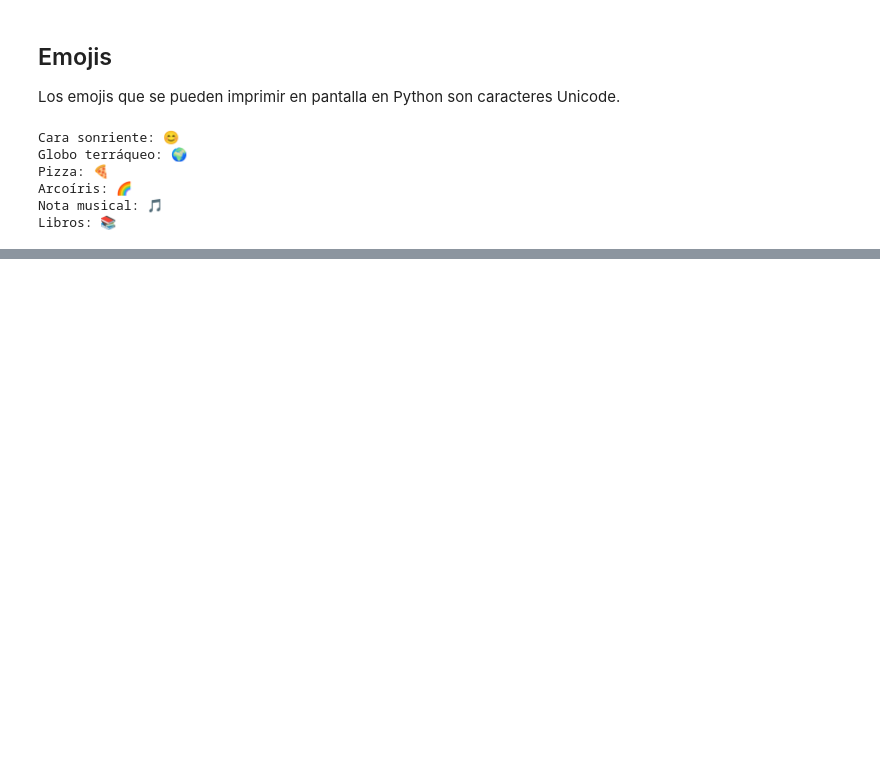
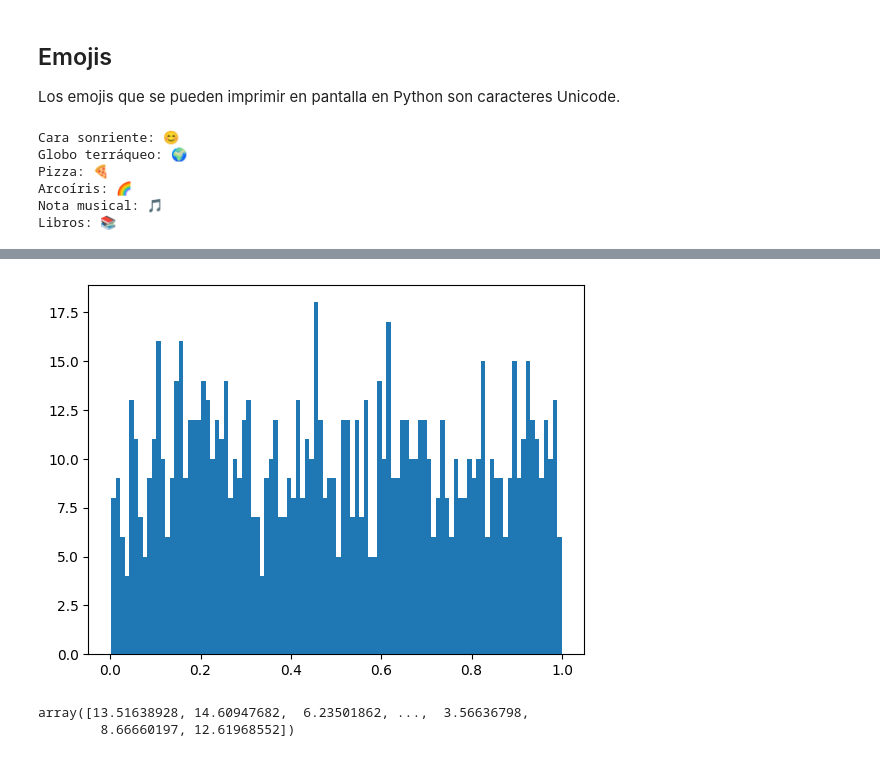
Before and after one commit to GabyPinilla/resumenes, a Jupyter notebook: Resumen_Python.ipynb, the cells around one changed output, grey strips where cells are left out. Saved outputs shown, nothing was run; the diff lists cells and outputs as text; code cells hidden in the pictures; blank space fills up the shorter version.

```diff
--- a/Resumen_Python.ipynb
+++ b/Resumen_Python.ipynb
@@ -434,0 +507,4 @@ Libros: 📚
+# %%
+rg = np.random.default_rng(2)
+aleatorio = rg.random(1000)
+aleatorio
@@ -434,0 +529,13 @@ Libros: 📚
+# %%
+import matplotlib.pyplot as plt
+# Generar un histograma
+plt.hist(aleatorio, bins = 100)
+plt.show()
+# %% [output]
+[figure, added]
+# %%
+normal = rg.normal(10,5,100000)
+normal
+# %% [output]
+array([13.51638928, 14.60947682,  6.23501862, ...,  3.56636798,
+        8.66660197, 12.61968552])
```
Also changed, not shown: parts of 42 cells of this notebook.
